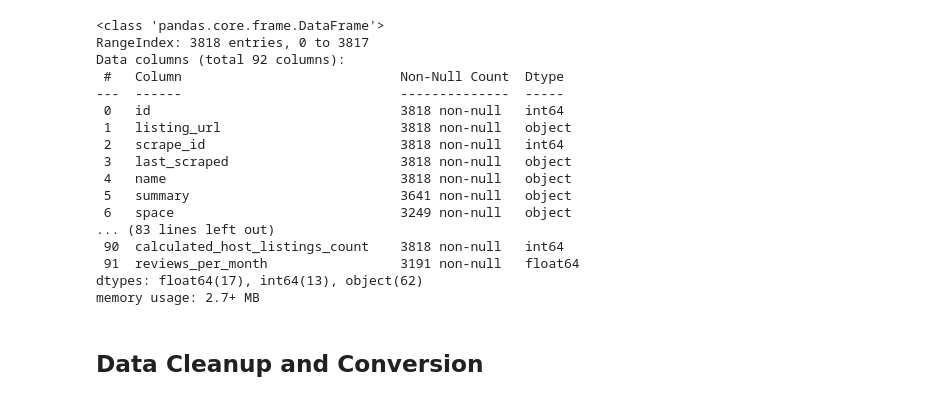
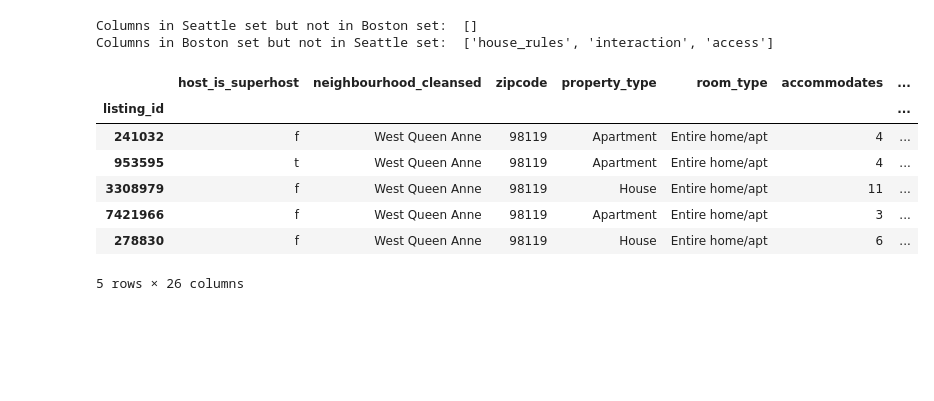
Before and after one commit to nikokydes/Udacity_DS_Proj1, a Jupyter notebook: Project1.ipynb, the cells around one changed output. Saved outputs shown, nothing was run; the diff lists cells and outputs as text; code cells hidden in the pictures; blank space fills up the shorter version.

```diff
--- a/Project1.ipynb
+++ b/Project1.ipynb
@@ -31,22 +65,48 @@ sea_rev.head()
-# %%
-sea_list.info()
-# %% [output]
-<class 'pandas.core.frame.DataFrame'>
-RangeIndex: 3818 entries, 0 to 3817
-Data columns (total 92 columns):
- #   Column                            Non-Null Count  Dtype
----  ------                            --------------  -----
- 0   id                                3818 non-null   int64
- 1   listing_url                       3818 non-null   object
- 2   scrape_id                         3818 non-null   int64
- 3   last_scraped                      3818 non-null   object
- 4   name                              3818 non-null   object
- 5   summary                           3641 non-null   object
- 6   space                             3249 non-null   object
-... (83 lines left out)
- 90  calculated_host_listings_count    3818 non-null   int64
- 91  reviews_per_month                 3191 non-null   float64
-dtypes: float64(17), int64(13), object(62)
-memory usage: 2.7+ MB
-# %% [markdown]
-## Data Cleanup and Conversion
+# %%
+# Check to see if the Seattle and Boston listing datasets have the same columns
+seattle_not_boston = list(set(sea_list.columns) - set(bos_list.columns))
+boston_not_seattle = list(set(bos_list.columns) - set(sea_list.columns))
+
+print("Columns in Seattle set but not in Boston set: ", seattle_not_boston)
+print("Columns in Boston set but not in Seattle set: ", boston_not_seattle)
+# %% [output]
+Columns in Seattle set but not in Boston set:  []
+Columns in Boston set but not in Seattle set:  ['house_rules', 'interaction', 'access']
+# %%
+# Drop columns not relevant to this analysis
+cols_to_drop = ['listing_url', 'scrape_id', 'last_scraped', 'name', 'summary', 'space',
+       'description', 'experiences_offered', 'neighborhood_overview', 'notes', 'transit',
+       'thumbnail_url', 'medium_url', 'picture_url',
+       'xl_picture_url', 'host_id', 'host_url', 'host_name', 'host_since',
+       'host_location', 'host_about', 'host_response_time',
+       'host_response_rate', 'host_acceptance_rate',
+       'host_thumbnail_url', 'host_picture_url', 'host_neighbourhood',
+       'host_listings_count', 'host_total_listings_count',
+       'host_verifications', 'host_has_profile_pic', 'host_identity_verified',
+       'street', 'neighbourhood',
+       'neighbourhood_group_cleansed', 'city', 'state', 'market',
+       'smart_location', 'country_code', 'country', 'latitude', 'longitude',
+       'is_location_exact',
+       'weekly_price', 'monthly_price', 'security_deposit',
+       'cleaning_fee', 'calendar_updated', 'has_availability',
+       'availability_30', 'availability_60', 'availability_90',
+       'availability_365', 'calendar_last_scraped',
+       'first_review', 'last_review', 'requires_license',
+       'license', 'jurisdiction_names', 'instant_bookable',
+       'require_guest_profile_picture',
+       'require_guest_phone_verification', 'calculated_host_listings_count',
+       'reviews_per_month']
+
+sea_list.drop(columns=cols_to_drop, inplace=True)
+bos_list.drop(columns=cols_to_drop + boston_not_seattle, inplace=True)
+
+sea_list.head()
+# %% [output]
+|  | host_is_superhost | neighbourhood_cleansed | zipcode | property_type | room_type | accommodates | ... |
+| listing_id |  |  |  |  |  |  | ... |
+| 241032 | f | West Queen Anne | 98119 | Apartment | Entire home/apt | 4 | ... |
+| 953595 | t | West Queen Anne | 98119 | Apartment | Entire home/apt | 4 | ... |
+| 3308979 | f | West Queen Anne | 98119 | House | Entire home/apt | 11 | ... |
+| 7421966 | f | West Queen Anne | 98119 | Apartment | Entire home/apt | 3 | ... |
+| 278830 | f | West Queen Anne | 98119 | House | Entire home/apt | 6 | ... |
+5 rows × 26 columns
```
Also changed, not shown: parts of 17 cells of this notebook.
